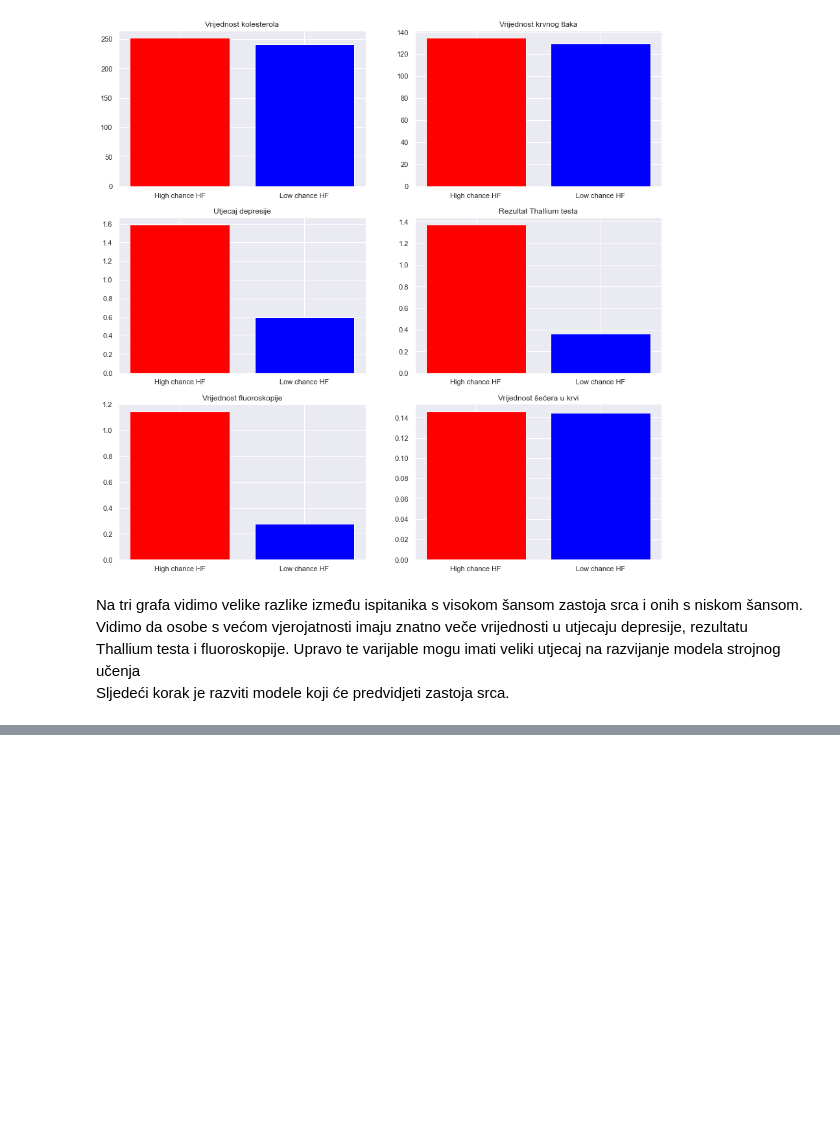
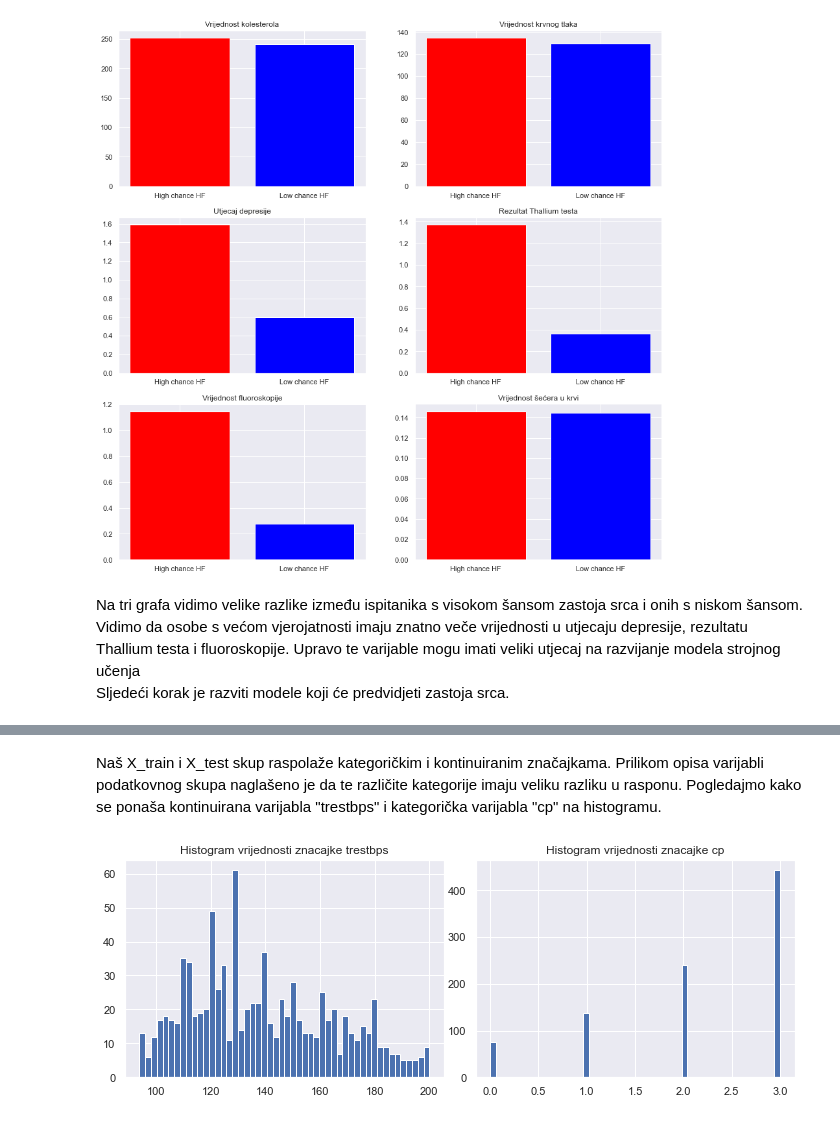
Before and after one commit to tp52/uzop, a Jupyter notebook: Uzop.ipynb, the cells around one changed output, grey strips where cells are left out. Cells and saved outputs as stored; diff of their text form; code cells hidden in the pictures; blank space fills up the shorter version.

```diff
--- a/Uzop.ipynb
+++ b/Uzop.ipynb
@@ -394,0 +761,11 @@ Sljedeći korak je razviti modele koji će predvidjeti zastoja srca.
+# %%
+new_valuesOLDPEAK_cYES=[]
+new_valuesOLDPEAK_cNO=[]
+
+print("OLDPEAK")
+print("Min , max for conditionNO",min(condition_no['oldpeak']),max(condition_no['oldpeak']))
+print("Min , max for conditionYES",min(condition_yes['oldpeak']),max(condition_yes['oldpeak']))
+
+for i in range(0,300):
+    new_valuesOLDPEAK_cNO.append(round(random.uniform(min(condition_no['oldpeak']),max(condition_no['oldpeak'])),1))
+    new_valuesOLDPEAK_cYES.append(round(random.uniform(min(condition_yes['oldpeak']),max(condition_yes['oldpeak'])),1))
@@ -394,0 +860,4 @@ Sljedeći korak je razviti modele koji će predvidjeti zastoja srca.
+# %%
+full_new_data = dfNew_YES.append(dfNew_NO, ignore_index=True)
+full_new_data = full_new_data.sample(frac=1)
+print(full_new_data)
@@ -394,0 +884,4 @@ Sljedeći korak je razviti modele koji će predvidjeti zastoja srca.
+# %%
+all_data = full_new_data.append(data_set, ignore_index=True)
+all_data = all_data.sample(frac=1)
+print(all_data)
@@ -394,0 +913,30 @@ Sljedeći korak je razviti modele koji će predvidjeti zastoja srca.
+# %%
+from sklearn import tree
+from sklearn.tree import DecisionTreeClassifier
+import sys
+import matplotlib
+from sklearn.model_selection import train_test_split
+from sklearn.model_selection import GridSearchCV
+
+
+features=all_data.columns[:len(all_data.columns)-1]
+#print(features)
+X = all_data[features]
+y = all_data['condition']
+
+X_train, X_test, y_train, y_test = train_test_split(X,y ,
+                                   random_state=104,
+                                   test_size=0.25,
+                                   shuffle=True)
+# %% [markdown]
+Naš X_train i X_test skup raspolaže kategoričkim i kontinuiranim značajkama. Prilikom opisa varijabli podatkovnog skupa naglašeno je da te različite kategorije imaju veliku razliku u rasponu. Pogledajmo kako se ponaša kontinuirana varijabla "trestbps" i kategorička varijabla "cp" na histogramu.
+# %%
+
+figure(figsize(12, 4))
+subplots_adjust(wspace=0.1)
+subplot(1,2,1)
+hist(X["trestbps"], bins = 50); title('Histogram vrijednosti znacajke trestbps');
+subplot(1,2,2)
+hist(X["cp"], bins = 50); title('Histogram vrijednosti znacajke cp');
+# %% [output]
+[figure, added]
```
Also changed, not shown: parts of 68 cells of this notebook, 1 other file.
